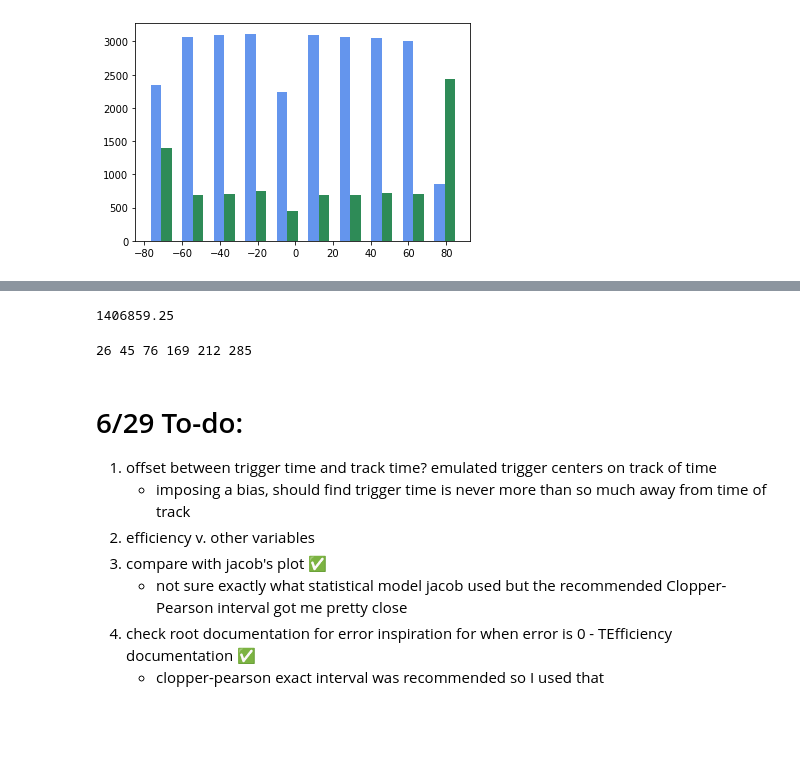
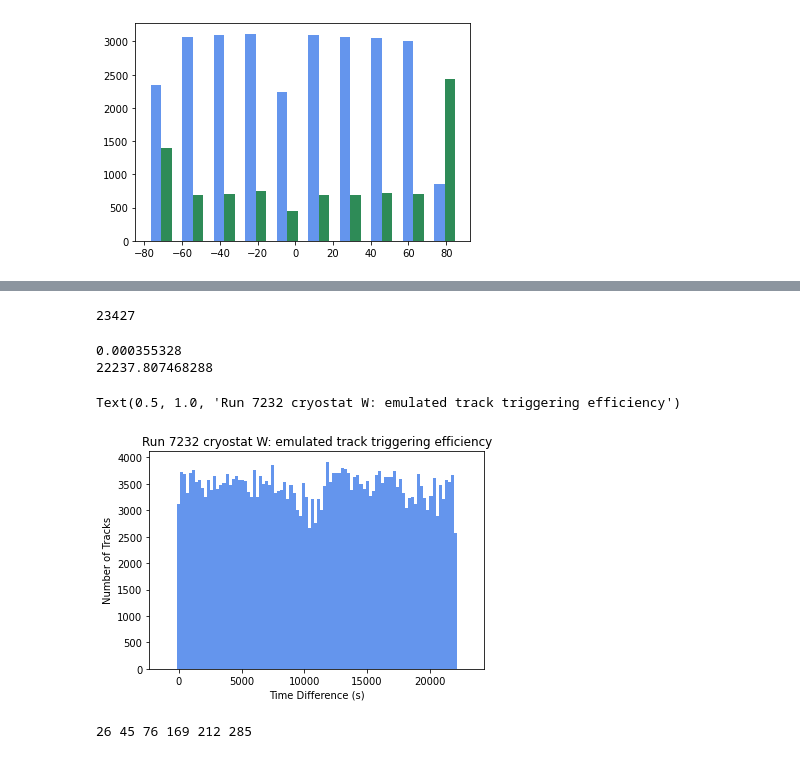
Before and after one commit to TanviKrishnan/SULI-Icarus-TriggerEfficiency, a Jupyter notebook: TriggerEfficiencyExploration.ipynb, the cells around one changed output, grey strips where cells are left out. Drawn from its saved outputs; the diff is of its cells as text; code cells hidden in the pictures; blank space fills up the shorter version.

```diff
--- a/TriggerEfficiencyExploration.ipynb
+++ b/TriggerEfficiencyExploration.ipynb
@@ -222,10 +257,31 @@ plt.savefig('efficiency_length_7232mer_0.9CI.png')
 # %%
-len1 = df_u[df_u['S3_fired']==True]['length']
-len2 = df_u[df_u['M1_fired']==True]['length']
-len1.equals(len2)
-max(df_time['energy'])
+sum(bin_tot)
 # %% [output]
-1406859.25
+23427
+# %%
+# histogram of difference between triggerTime and t0 for all tracks
+# not sure if I'm doing this right...
+
+var1 = "triggerTime" # in nanoseconds
+var2 = "t0" # in microseconds
+fig, ax = plt.subplots()
+
+diff = (df_u[var1]-(df_u[var2]*1e3)-min(df_u[var1]))*1e-9
+print(min(diff))
+print(max(diff))
+heights, bins = np.histogram(diff, bins=100, range=(-1e3, max(diff)+1e3))
+
+width = (bins[1] - bins[0])
+
+ax.bar(bins[:-1], heights, width=width, facecolor='cornflowerblue')
+ax.set_xlabel("Time Difference (s)")
+ax.set_ylabel("Number of Tracks")
+plt.title("Run 7232 cryostat W: emulated track triggering efficiency")
+# %% [output]
+0.000355328
+22237.807468288
+Text(0.5, 1.0, 'Run 7232 cryostat W: emulated track triggering efficiency')
+[figure, added]
 # %%
 bw = df_time[df_time['length'].between(0, 100)]
 bwm1 = len(bw[bw["M1_fired"]==False])
@@ -237,12 +293,3 @@ bws15 = len(bw[bw["S15_fired"]==False])
 print(bwm1, bws3, bws5, bws8, bws10, bws15)
 # %% [output]
 26 45 76 169 212 285
-# %% [markdown]
-# 6/29 To-do:
-1. offset between trigger time and track time? emulated trigger centers on track of time
-    - imposing a bias, should find trigger time is never more than so much away from time of track
-2. efficiency v. other variables
-3. compare with jacob's plot ✅
-    - not sure exactly what statistical model jacob used but the recommended Clopper-Pearson interval got me pretty close
-4. check root documentation for error inspiration for when error is 0 - TEfficiency documentation ✅
-    - clopper-pearson exact interval was recommended so I used that
```
Also changed, not shown: parts of 8 cells of this notebook.
